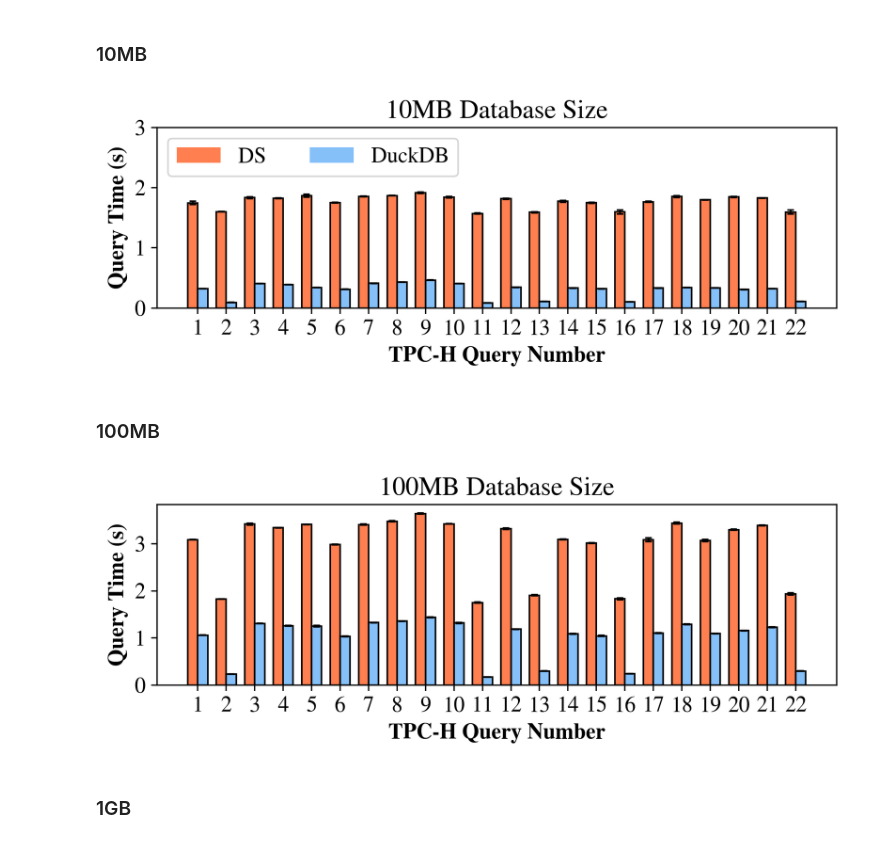
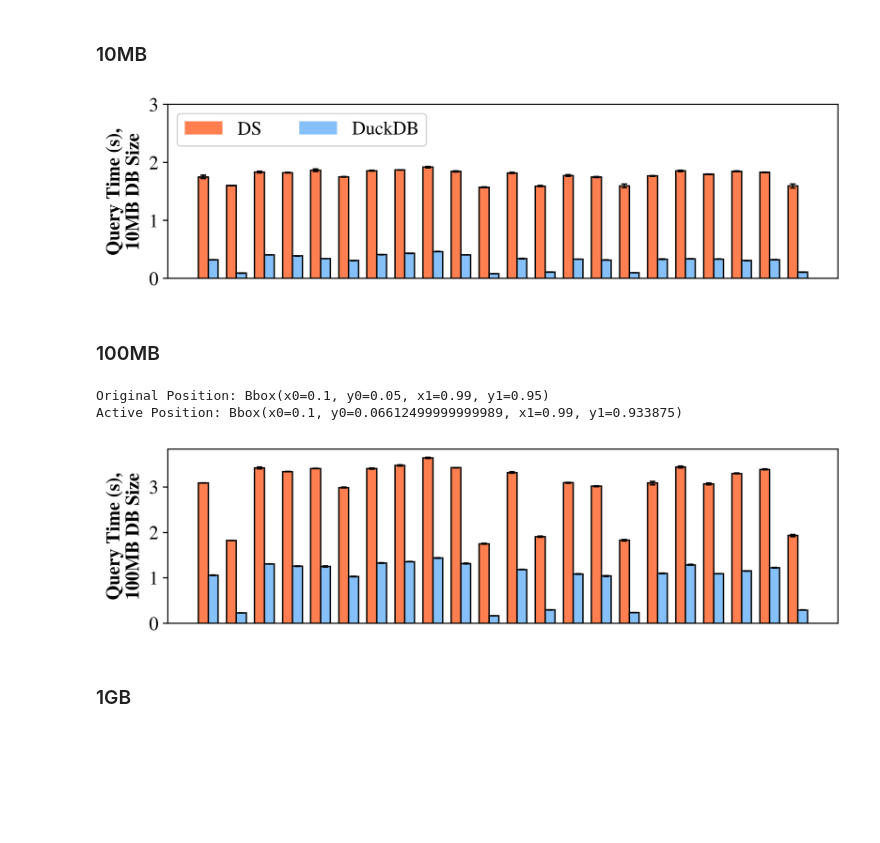
Before and after one commit to Dumplingz/data-pooling-experiments, a Jupyter notebook: data_analysis/tpch_data_parsing.ipynb, the cells around one changed output. Saved outputs shown, nothing was run; the diff lists cells and outputs as text; code cells hidden in the pictures; blank space fills up the shorter version.

```diff
--- a/data_analysis/tpch_data_parsing.ipynb
+++ b/data_analysis/tpch_data_parsing.ipynb
@@ -11,6 +11,9 @@ mpl.rcParams['mathtext.fontset'] = 'stix'
 mpl.rcParams['font.family'] = 'STIXGeneral'
 # print(mpl.rcParams['font.size'])
 mpl.rcParams['font.size'] = 13.5
+# %%
+def create_bbox_spec_from_corners(x1,x2,y1,y2):
+    return [x1,y1,x2-x1,y2-y1]
 # %% [markdown]
 # Data Station
 # %%
@@ -140,55 +143,61 @@ width = 0.35
 min_y = 0.00
 max_y = 3
 
-plt.figure(figsize=(7.5, 2), dpi=320)
-# plt.yscale('log')
+fig = plt.figure(figsize=(7.5, 2), dpi=320)
+
+ax = fig.add_subplot(111)
+ax.set_box_aspect(0.26)  # Consistent aspect ratio
+ax.set_position(create_bbox_spec_from_corners(0.1,0.99,0.05,0.95))  # Consistent position
 
 # ds
-ds_bar = plt.bar(x=X_axis-0.5*width,width=width,height=ds_medians,label="DS",
+ds_bar = ax.bar(x=X_axis-0.5*width,width=width,height=ds_medians,label="DS",
         color='coral'
         )
-plt.bar(x=X_axis-0.5*width,width=width,height=ds_medians,yerr=ds_stdevs,
+ax.bar(x=X_axis-0.5*width,width=width,height=ds_medians,yerr=ds_stdevs,
         edgecolor='black',
         error_kw={"elinewidth":1,"capsize":2,"capthick":1},
         color='none'
         )
 # ds_label = map(lambda n: '{0:.2f}'.format(n),ds_medians)
 # plt.bar_label(ds_bar, ds_label, fontsize=bar_label_font_size,
 #         #       rotation=90,
 #                 padding=padding
 #               )
 
 # duckdb
-duckdb_bar = plt.bar(x=X_axis+0.5*width,width=width,height=duckdb_medians,label="DuckDB",
+duckdb_bar = ax.bar(x=X_axis+0.5*width,width=width,height=duckdb_medians,label="DuckDB",
         color='#85C0F9'
         )
-plt.bar(x=X_axis+0.5*width,width=width,height=duckdb_medians,yerr=duckdb_stdevs,
+ax.bar(x=X_axis+0.5*width,width=width,height=duckdb_medians,yerr=duckdb_stdevs,
         edgecolor='black',
         error_kw={"elinewidth":1,"capsize":2,"capthick":1},
         color='none'
         )
 # duckdb_label = map(lambda n: '{0:.2f}'.format(n),duckdb_medians)
 # plt.bar_label(duckdb_bar, duckdb_label, fontsize=bar_label_font_size,
 #         #       rotation=90,
 #               padding=padding
 #               )
 
-axes = plt.gca()
-axes.set_ylim([min_y,max_y])
+# axes = ax.gca()
+ax.set_ylim([min_y,max_y])
 
 
-plt.xlabel("TPC-H Query Number", fontweight="bold")
-plt.ylabel("Query Time (s)", fontweight="bold")
-plt.legend(ncol=2, loc='upper left')
-plt.title("10MB Database Size")
+# ax.set_xlabel("TPC-H Query Number", fontweight="bold")
+ax.set_ylabel("Query Time (s),\n10MB DB Size", fontweight="bold")
+ax.legend(ncol=2, loc='upper left')
+# ax.set_title("10MB Database Size")
 
-plt.xticks(X_axis, X_axis)
+# ax.set_xticks(X_axis, X_axis)
+ax.set_xticks([])
 
-plt.savefig("tpch_10MB.pdf", bbox_inches='tight')
+plt.savefig("tpch_10MB.pdf",
+            # bbox_inches='tight'
+            )
 
 plt.show()
 # %% [output]
-[figure, old version]
+[figure, new version]
 # %% [markdown]
 ### 100MB
 # %%
@@ -209,14 +218,19 @@ width = 0.35
 min_y = 0.00
 max_y = 2
 
-plt.figure(figsize=(7.5, 2), dpi=320)
-# plt.yscale('log')
+fig = plt.figure(figsize=(7.5, 2), dpi=320)
 
+ax = fig.add_subplot(111)
+ax.set_box_aspect(0.26)  # Consistent aspect ratio
+ax.set_position(create_bbox_spec_from_corners(0.1,0.99,0.05,0.95))  # Consistent position
+
+print("Original Position:", ax.get_position(original=True))
+print("Active Position:", ax.get_position(original=False))
 # ds
-ds_bar = plt.bar(x=X_axis-0.5*width,width=width,height=ds_medians,label="DS",
+ds_bar = ax.bar(x=X_axis-0.5*width,width=width,height=ds_medians,label="DS",
         color='coral'
         )
-plt.bar(x=X_axis-0.5*width,width=width,height=ds_medians,yerr=ds_stdevs,
+ax.bar(x=X_axis-0.5*width,width=width,height=ds_medians,yerr=ds_stdevs,
         edgecolor='black',
         error_kw={"elinewidth":1,"capsize":2,"capthick":1},
         color='none'
@@ -228,10 +242,10 @@ plt.bar(x=X_axis-0.5*width,width=width,height=ds_medians,yerr=ds_stdevs,
 #               )
 
 # duckdb
-duckdb_bar = plt.bar(x=X_axis+0.5*width,width=width,height=duckdb_medians,label="DuckDB",
+duckdb_bar = ax.bar(x=X_axis+0.5*width,width=width,height=duckdb_medians,label="DuckDB",
         color='#85C0F9'
         )
-plt.bar(x=X_axis+0.5*width,width=width,height=duckdb_medians,yerr=duckdb_stdevs,
+ax.bar(x=X_axis+0.5*width,width=width,height=duckdb_medians,yerr=duckdb_stdevs,
         edgecolor='black',
         error_kw={"elinewidth":1,"capsize":2,"capthick":1},
         color='none'
@@ -242,22 +256,25 @@ plt.bar(x=X_axis+0.5*width,width=width,height=duckdb_medians,yerr=duckdb_stdevs,
 #               padding=padding
 #               )
 
-axes = plt.gca()
+# axes = plt.gca()
 # axes.set_ylim([min_y,max_y])
 
 
-plt.xlabel("TPC-H Query Number", fontweight="bold")
-plt.ylabel("Query Time (s)", fontweight="bold")
+# ax.set_xlabel("TPC-H Query Number", fontweight="bold")
+ax.set_ylabel("Query Time (s),\n100MB DB Size", fontweight="bold")
 # plt.legend(ncol=2, loc='upper left')
-plt.title("100MB Database Size")
+# ax.title("100MB Database Size")
 
-plt.xticks(X_axis, X_axis)
+# ax.set_xticks(X_axis, X_axis)
+ax.set_xticks([])
 
-plt.savefig("tpch_100MB.pdf", bbox_inches='tight')
+plt.savefig("tpch_100MB.pdf")
 
 plt.show()
 # %% [output]
+Original Position: Bbox(x0=0.1, y0=0.05, x1=0.99, y1=0.95)
+Active Position: Bbox(x0=0.1, y0=0.06612499999999989, x1=0.99, y1=0.933875)
-[figure, old version]
+[figure, new version]
 # %% [markdown]
 ### 1GB
 # %%
```
Also changed, not shown: 10 other files.
